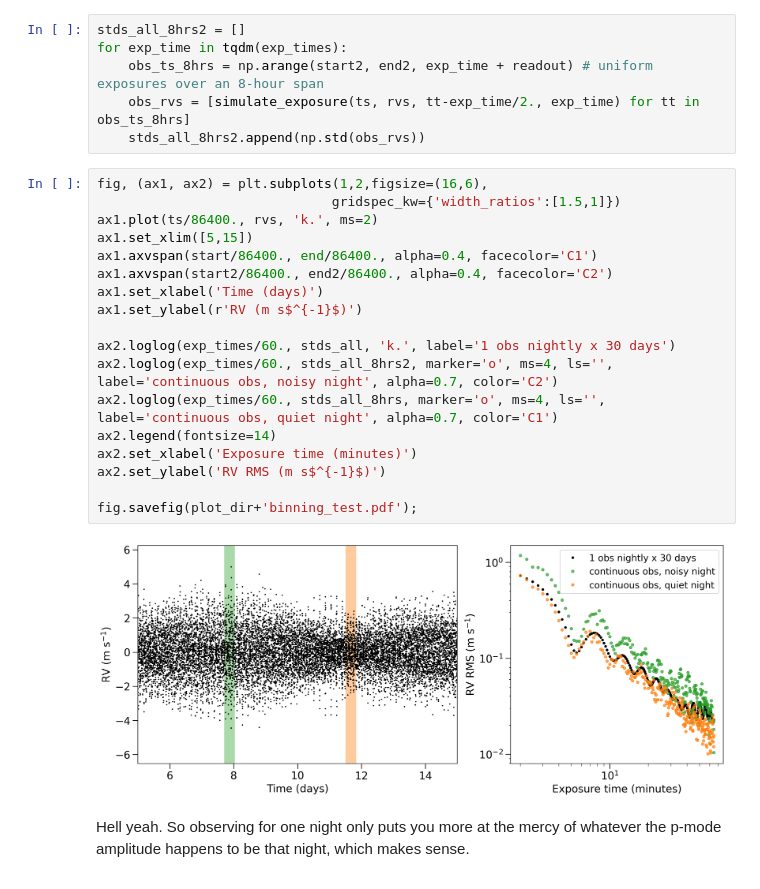
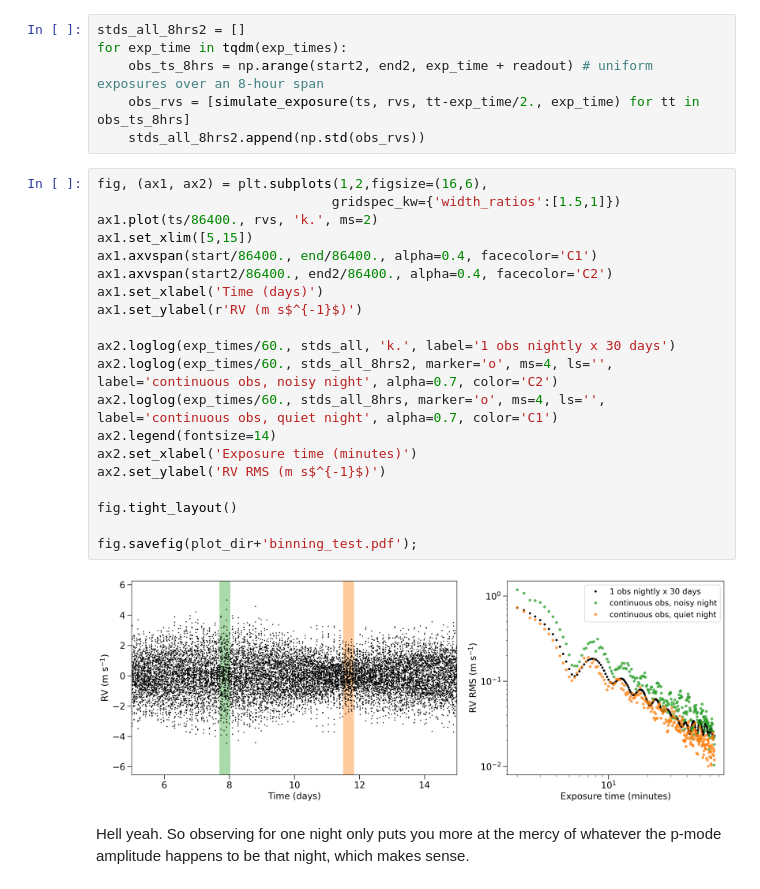
Before and after one commit to megbedell/pmodes, a Jupyter notebook: experiments/01-simulating-data.ipynb, the cells around one changed output. Cells and saved outputs as stored; diff of their text form.

Commit message:
tight lightout

```diff
--- a/experiments/01-simulating-data.ipynb
+++ b/experiments/01-simulating-data.ipynb
@@ -318,23 +319,25 @@ for exp_time in tqdm(exp_times):
 # %%
 fig, (ax1, ax2) = plt.subplots(1,2,figsize=(16,6),
                               gridspec_kw={'width_ratios':[1.5,1]})
 ax1.plot(ts/86400., rvs, 'k.', ms=2)
 ax1.set_xlim([5,15])
 ax1.axvspan(start/86400., end/86400., alpha=0.4, facecolor='C1')
 ax1.axvspan(start2/86400., end2/86400., alpha=0.4, facecolor='C2')
 ax1.set_xlabel('Time (days)')
 ax1.set_ylabel(r'RV (m s$^{-1}$)')
 
 ax2.loglog(exp_times/60., stds_all, 'k.', label='1 obs nightly x 30 days')
 ax2.loglog(exp_times/60., stds_all_8hrs2, marker='o', ms=4, ls='', label='continuous obs, noisy night', alpha=0.7, color='C2')
 ax2.loglog(exp_times/60., stds_all_8hrs, marker='o', ms=4, ls='', label='continuous obs, quiet night', alpha=0.7, color='C1')
 ax2.legend(fontsize=14)
 ax2.set_xlabel('Exposure time (minutes)')
 ax2.set_ylabel('RV RMS (m s$^{-1}$)')
 
+fig.tight_layout()
+
 fig.savefig(plot_dir+'binning_test.pdf');
 # %% [output]
-[figure, old version]
+[figure, new version]
 # %% [markdown]
 Hell yeah. So observing for one night only puts you more at the mercy of whatever the p-mode amplitude happens to be that night, which makes sense.
 # %% [markdown]
```
Also changed, not shown: parts of 1 cell of this notebook, 2 other files.
